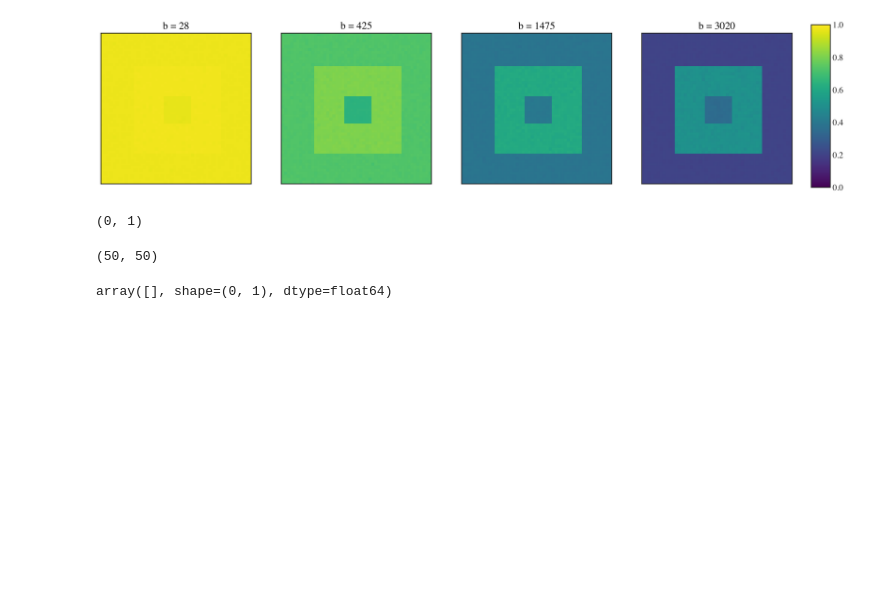
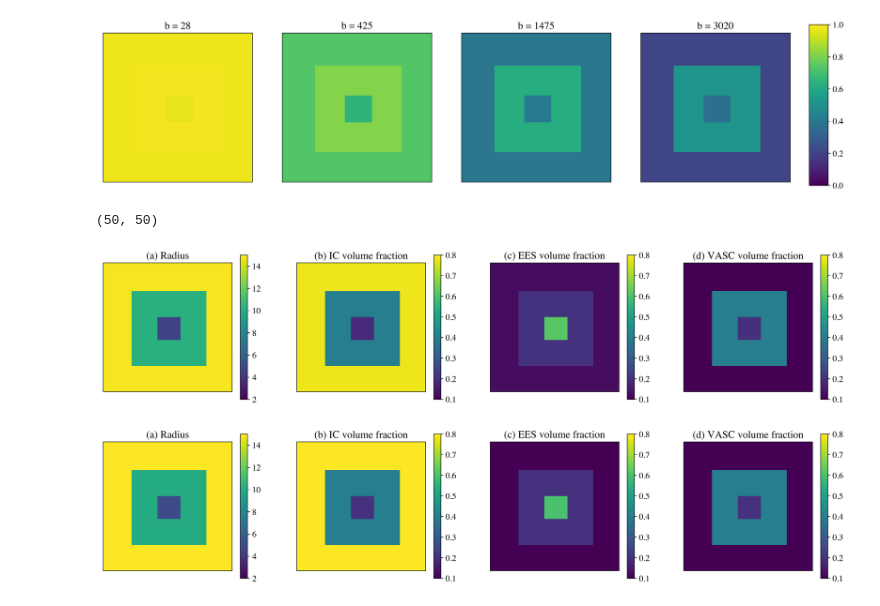
Before and after one commit to theavage/Master-project, a Jupyter notebook: network/simulate_data.ipynb, the cells around one changed output. Cells and saved outputs as stored; diff of their text form; code cells hidden in the pictures; blank space fills up the shorter version.

```diff
--- a/network/simulate_data.ipynb
+++ b/network/simulate_data.ipynb
@@ -210,8 +199,6 @@ f_sphere_truth = np.zeros((sx, sy))
 f_ball_truth = np.zeros((sx, sy))
 f_stick_truth = np.zeros((sx, sy))
 
-verdict_mod.set_fixed_parameter
-
 # fill image with simulated values
 for i in range(sx):
     for j in range(sy):
@@ -223,6 +210,6 @@ for i in range(sx):
             r_truth[i, j], f_sphere_truth[i, j], f_ball_truth[i, j], f_stick_truth[i, j] = r_region1, f_sphere_region1, f_ball_region1, f_stick_region1
         else:
             dwi_image[i, j, :] =verdict_mod.simulate_signal(scheme, np.array([r_region2,f_sphere_region2,f_ball_region2,f_stick_region2]))
-            r_truth[i, j], f_sphere_truth[i, j], f_ball_truth[i, j], f_stick_truth[i, j] = r_region1, f_sphere_region2, f_ball_region2, f_stick_region2
+            r_truth[i, j], f_sphere_truth[i, j], f_ball_truth[i, j], f_stick_truth[i, j] = r_region2, f_sphere_region2, f_ball_region2, f_stick_region2
 # add some noise
-_, dwi_image = rician_noise(dwi_image,scheme.bvalues)
+#_, dwi_image = rician_noise(dwi_image,scheme.bvalues)
@@ -265,19 +249,59 @@ dwi_image = dwi_image.reshape(50*50,3466).shape
 # %%
 np.save('test_img.npy', dwi_image)
 # %%
-pred_radi = np.load('results/radii_test.npy')
-pred_f_sphere = np.load('results/f_sphere_test.npy')
-pred_f_ball = np.load('results/f_ball_test.npy')
-pred_f_stick = np.load('results/f_stick_test.npy')
+pred_radi = np.load('results/radii_test.npy').reshape(50,50)
+pred_f_sphere = np.load('results/f_sphere_test.npy').reshape(50,50)
+pred_f_ball = np.load('results/f_ball_test.npy').reshape(50,50)
+pred_f_stick = np.load('results/f_stick_test.npy').reshape(50,50)
 pred_radi.shape
 # %% [output]
-(0, 1)
+(50, 50)
-# %%
-f_ball_truth.shape
-# %% [output]
-(50, 50)
-# %%
-pred_f_ball
-# %% [output]
-array([], shape=(0, 1), dtype=float64)
+# %%
+
+fig, ax = plt.subplots(1,4, figsize=(20,20))
+fig.patch.set_facecolor('white')
+
+results = [pred_radi,pred_f_sphere,pred_f_ball,pred_f_stick]
+names = ['(a) Radius','(b) IC volume fraction','(c) EES volume fraction', '(d) VASC volume fraction']
+
+
+plt.rcParams['axes.titlecolor'] = 'black'
+
+for i in range(4):
+    image = ax[i].imshow(results[i], cmap='viridis')
+    mappable = image
+    if i == 0:
+        mappable.set_clim(2,15)
+    else:
+        mappable.set_clim(0.1, 0.8)
+    fig.colorbar(mappable, ax=ax[i], shrink=0.2)
+    ax[i].set_title(names[i])
+    ax[i].get_xaxis().set_visible(False)
+    ax[i].get_yaxis().set_visible(False)
+
+
+## GT
+
+
+fig, ax = plt.subplots(1,4, figsize=(20,20))
+fig.patch.set_facecolor('white')
+
+results = [r_truth*1e6/2,f_sphere_truth,f_ball_truth,f_stick_truth]
+
+plt.rcParams['axes.titlecolor'] = 'black'
+
+for i in range(4):
+    image = ax[i].imshow(results[i], cmap='viridis')
+    mappable = image
+    if i == 0:
+        mappable.set_clim(2,15)
+    else:
+        mappable.set_clim(0.1, 0.8)
+    fig.colorbar(mappable, ax=ax[i], shrink=0.2)
+    ax[i].set_title(names[i])
+    ax[i].get_xaxis().set_visible(False)
+    ax[i].get_yaxis().set_visible(False)
+# %% [output]
+[figure, added]
+[figure, added]
 # %%
```
Also changed, not shown: parts of 10 cells of this notebook, 3 other files.
